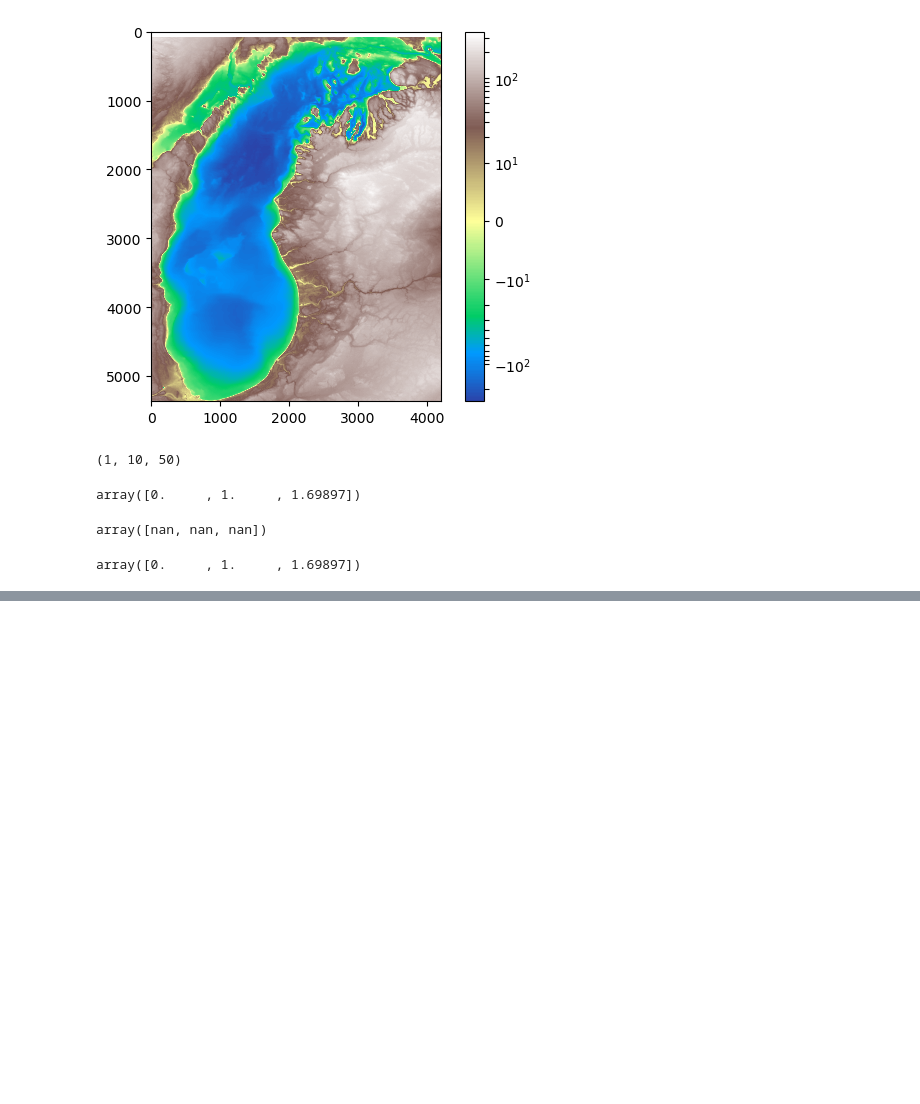
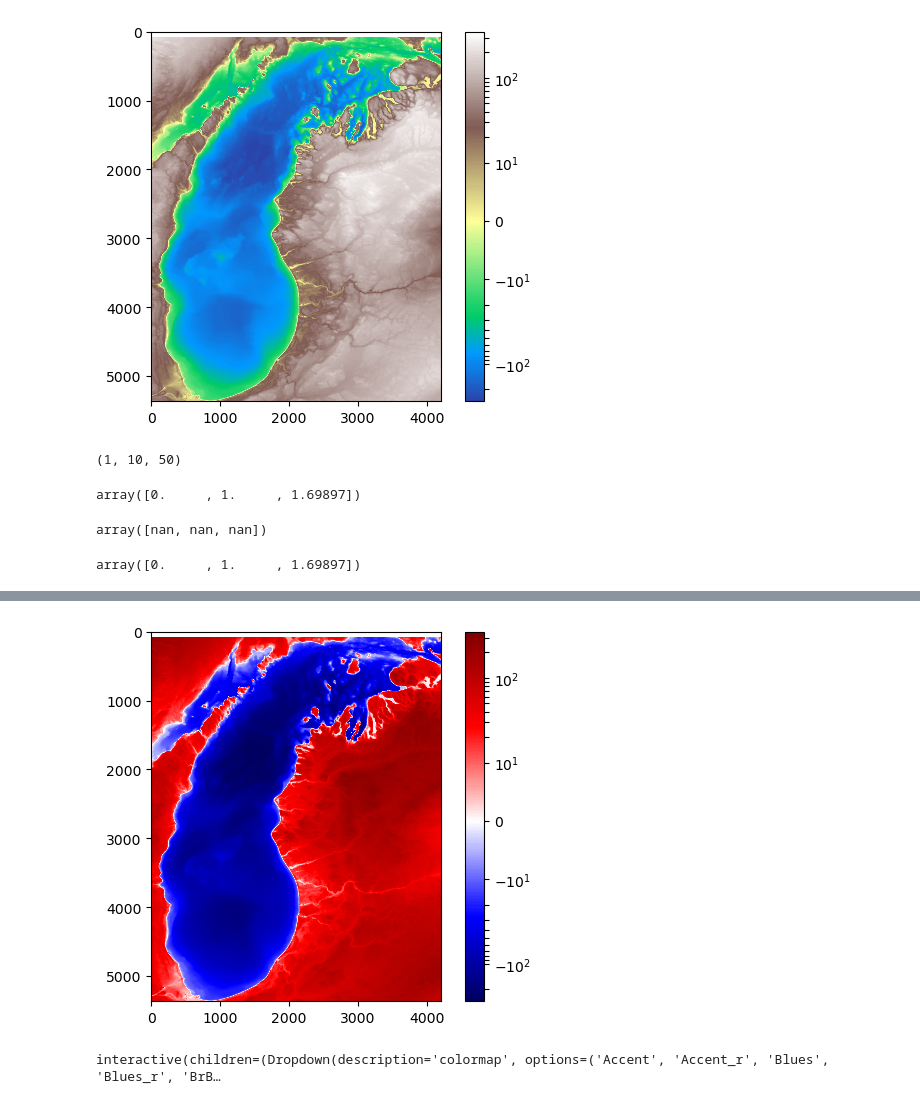
Before and after one commit to UIUC-iSchool-DataViz/is445_bcubcg_fall2022, a Jupyter notebook: week03/inClass_week03.ipynb, the cells around one changed output, grey strips where cells are left out. Cells and saved outputs as stored; diff of their text form; code cells hidden in the pictures; blank space fills up the shorter version.

```diff
--- a/week03/inClass_week03.ipynb
+++ b/week03/inClass_week03.ipynb
@@ -625,9 +625,9 @@ array([0.     , 1.     , 1.69897])
 # %%
 # 1. hardcode some options
 
-colormap
+colormap = 'terrain'
 
-plt.imshow(michigan, cmap='terrain',norm=matplotlib.colors.SymLogNorm(10))
+plt.imshow(michigan, cmap=colormap,norm=matplotlib.colors.SymLogNorm(10))
 plt.colorbar()
 plt.clim(-352,352)
 plt.show()
@@ -633,0 +636,21 @@ plt.show()
+# %%
+# 2. build a function with the hard-coded part as a parameter
+def make_michigan_plot(colormap):
+    plt.imshow(michigan, cmap=colormap,norm=matplotlib.colors.SymLogNorm(10))
+    plt.colorbar()
+    plt.clim(-352,352)
+    plt.show()
+# %%
+# 2.5 test!
+make_michigan_plot('seismic')
+# %% [output]
+[figure, added]
+# %%
+@ipywidgets.interact(colormap=plt.colormaps())
+def make_michigan_plot(colormap):
+    plt.imshow(michigan, cmap=colormap,norm=matplotlib.colors.SymLogNorm(10))
+    plt.colorbar()
+    plt.clim(-352,352)
+    plt.show()
+# %% [output]
+interactive(children=(Dropdown(description='colormap', options=('Accent', 'Accent_r', 'Blues', 'Blues_r', 'BrB…
```
Also changed, not shown: parts of 1 cell of this notebook.
